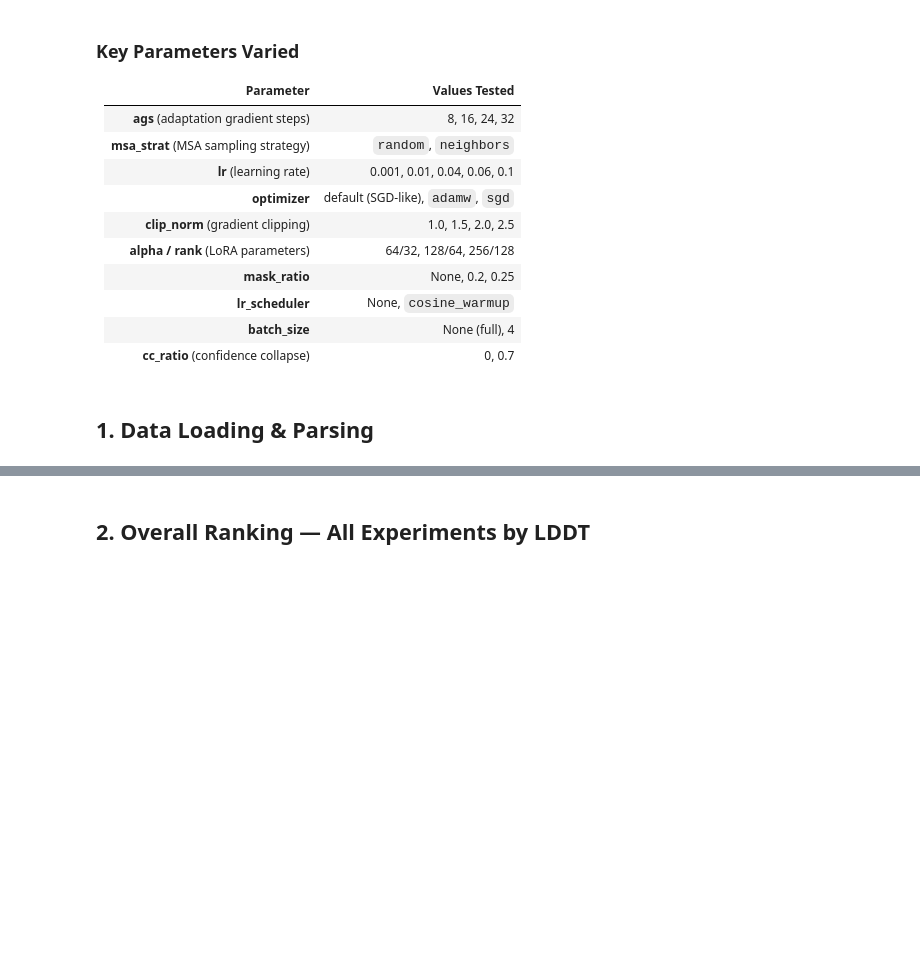
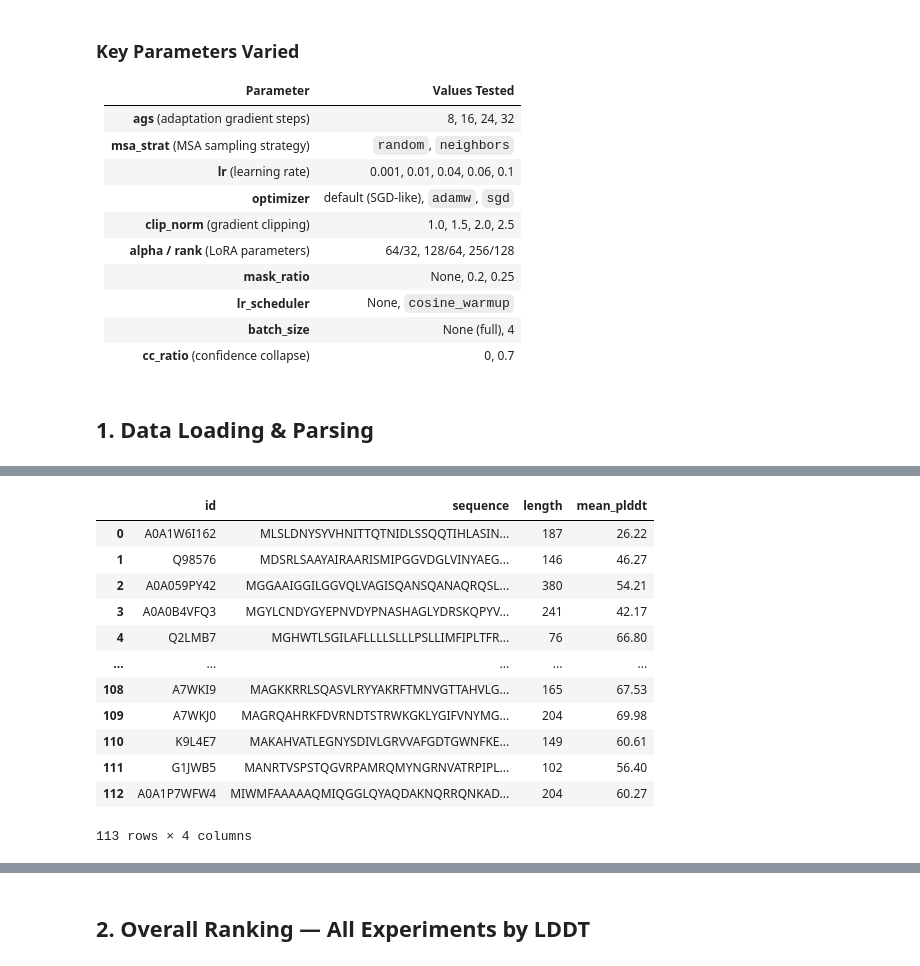
Before and after one commit to pimenol/ProteinTTT, a Jupyter notebook: notebooks/Analysis.ipynb, the cells around one changed output, grey strips where cells are left out. Cells and saved outputs as stored; diff of their text form; code cells hidden in the pictures; blank space fills up the shorter version.

```diff
--- a/notebooks/Analysis.ipynb
+++ b/notebooks/Analysis.ipynb
@@ -67,0 +74,21 @@ FileNotFoundError: [Errno 2] No such file or directory: '/scratch/project/open-3
+# %%
+
+df1 = pd.read_csv("/scratch/project/open-35-8/pimenol1/alphafold/data/bfvd/summary.csv")
+df2 = pd.read_csv("/scratch/project/open-35-8/pimenol1/alphafold/data/bfvd/candidate_filtered_rep_seq_short.csv")
+# %%
+df = pd.concat([df1, df2], ignore_index=True)
+df
+# %% [output]
+|  | id | sequence | length | mean_plddt |
+| 0 | A0A1W6I162 | MLSLDNYSYVHNITTQTNIDLSSQQTIHLASIN... | 187 | 26.22 |
+| 1 | Q98576 | MDSRLSAAYAIRAARISMIPGGVDGLVINYAEG... | 146 | 46.27 |
+| 2 | A0A059PY42 | MGGAAIGGILGGVQLVAGISQANSQANAQRQSL... | 380 | 54.21 |
+| 3 | A0A0B4VFQ3 | MGYLCNDYGYEPNVDYPNASHAGLYDRSKQPYV... | 241 | 42.17 |
+| 4 | Q2LMB7 | MGHWTLSGILAFLLLLSLLLPSLLIMFIPLTFR... | 76 | 66.80 |
+| ... | ... | ... | ... | ... |
+| 108 | A7WKI9 | MAGKKRRLSQASVLRYYAKRFTMNVGTTAHVLG... | 165 | 67.53 |
+| 109 | A7WKJ0 | MAGRQAHRKFDVRNDTSTRWKGKLYGIFVNYMG... | 204 | 69.98 |
+| 110 | K9L4E7 | MAKAHVATLEGNYSDIVLGRVVAFGDTGWNFKE... | 149 | 60.61 |
+| 111 | G1JWB5 | MANRTVSPSTQGVRPAMRQMYNGRNVATRPIPL... | 102 | 56.40 |
+| 112 | A0A1P7WFW4 | MIWMFAAAAAQMIQGGLQYAQDAKNQRRQNKAD... | 204 | 60.27 |
+113 rows × 4 columns
```
Also changed, not shown: parts of 11 cells of this notebook, 5 other files.
